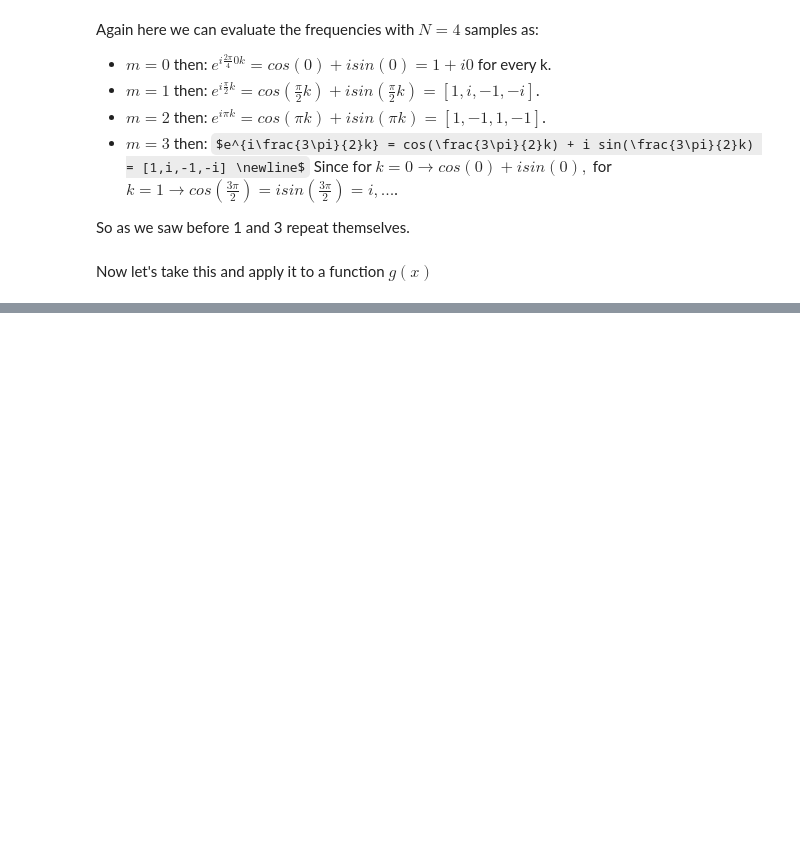
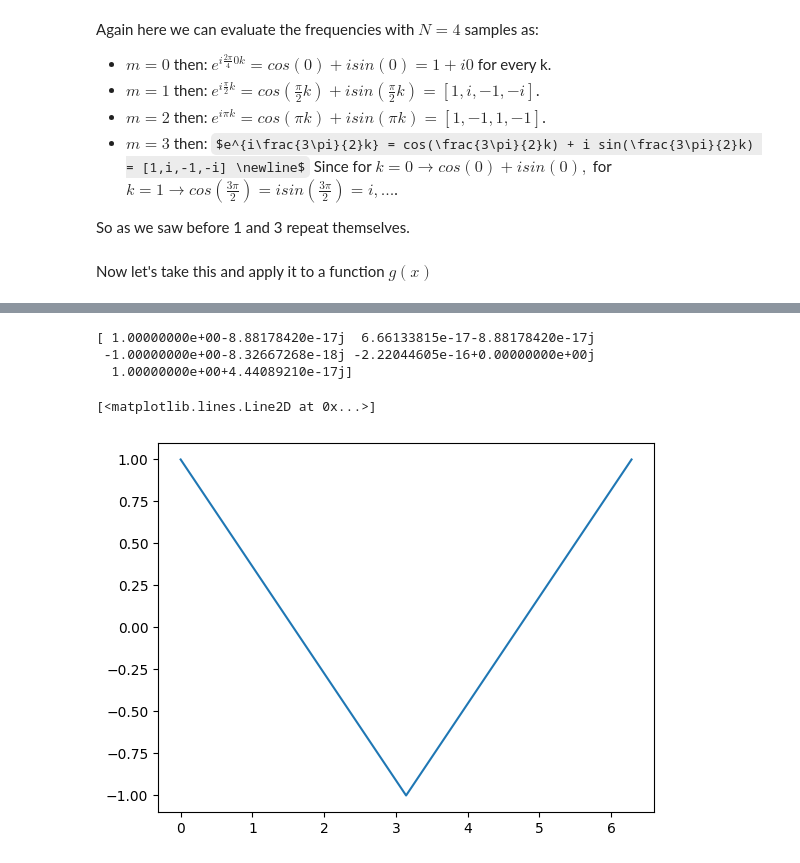
Before and after one commit to DylanReidRamelli/Bachelor-Project-2023, a Jupyter notebook: notebook/fourier.ipynb, the cells around one changed output, grey strips where cells are left out. Saved outputs shown, nothing was run; the diff lists cells and outputs as text; code cells hidden in the pictures; some formulas as TeX source; blank space fills up the shorter version.

```diff
--- a/notebook/fourier.ipynb
+++ b/notebook/fourier.ipynb
@@ -237,0 +230,16 @@ print(new_output)
+# %%
+# Inverse Fourier Transform
+original_output = np.zeros(N_elements, dtype=complex)
+for n in range(N_elements):
+    e = np.exp(1j * 2 * np.pi * n * freq / N_elements)
+    original_output[n] = np.sum(output * e)/N_elements
+print(original_output)
+
+fig, ax = plt.subplots()
+ax.plot(g_k, original_output, label='Original values')
+# %% [output]
+[ 1.00000000e+00-8.88178420e-17j  6.66133815e-17-8.88178420e-17j
+ -1.00000000e+00-8.32667268e-18j -2.22044605e-16+0.00000000e+00j
+  1.00000000e+00+4.44089210e-17j]
+[<matplotlib.lines.Line2D at 0x...>]
+[figure, added]
```
Also changed, not shown: parts of 3 cells of this notebook.
